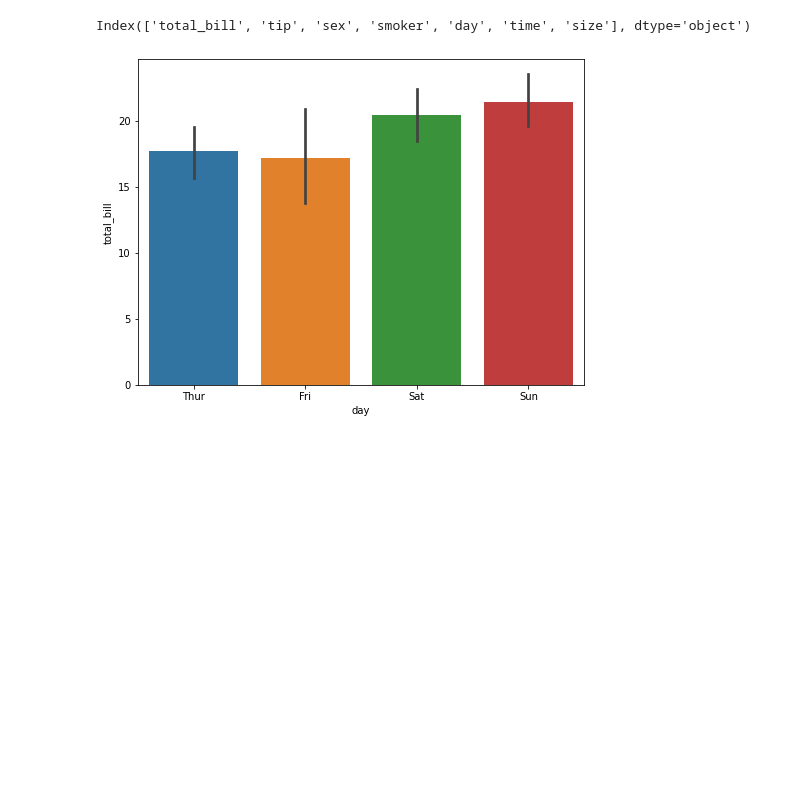
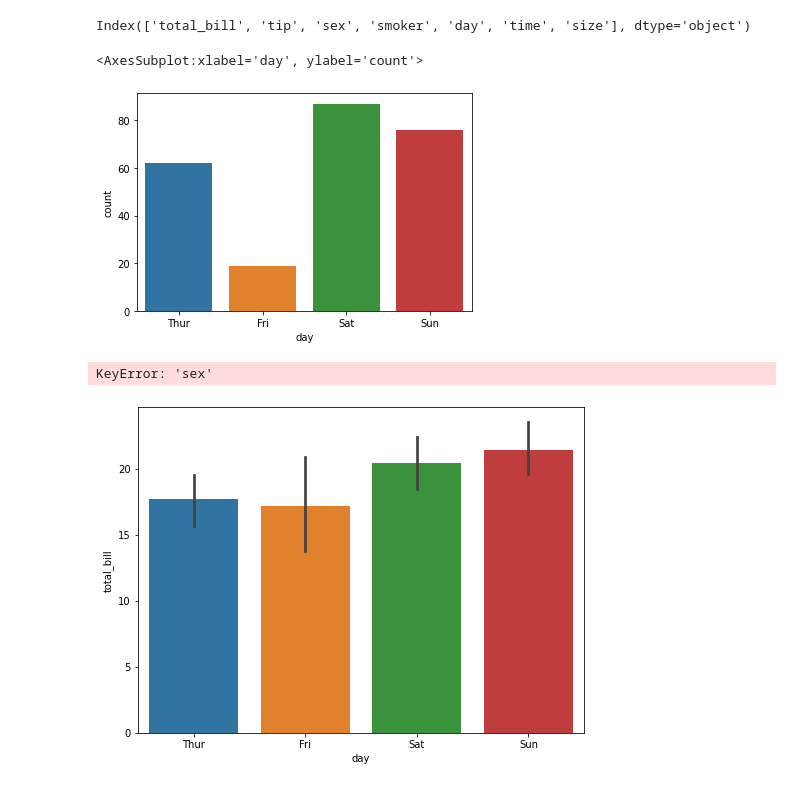
Before and after one commit to genie-lee-beep/Jieun-Lee, a Jupyter notebook: Likelion_bootcamp/Data visualization/Data visualization_matplotlib, seaborn_(iris,tips)_210623v.ipynb, the cells around one changed output. Cells and saved outputs as stored; diff of their text form; code cells hidden in the pictures; blank space fills up the shorter version.

```diff
--- a/Likelion_bootcamp/Data visualization/Data visualization_matplotlib, seaborn_(iris,tips)_210623v.ipynb
+++ b/Likelion_bootcamp/Data visualization/Data visualization_matplotlib, seaborn_(iris,tips)_210623v.ipynb
@@ -30,6 +32,20 @@ tips
 tips.columns
 # %% [output]
 Index(['total_bill', 'tip', 'sex', 'smoker', 'day', 'time', 'size'], dtype='object')
+# %%
+# 요일별 팁 받은 횟수 출력
+sns.countplot(x='day',data=tips)
+# %% [output]
+<AxesSubplot:xlabel='day', ylabel='count'>
+[figure, added]
+# %%
+iris_size = iris.pivot_table(index='sex'
+            ,columns='day' ,aggfunc='size')
+# aggfunc='size' 각 데이터의 건수에 대해 출력
+# 그냥 pivot table은 평균, 분산 등의 결과가 출력됨
+iris_size
+# %% [output]
+KeyError: 'sex'
 # %%
 ### 요일별 식사 금액은 얼마나 될까?
 plt.figure(figsize=(8,6))
```
Also changed, not shown: parts of 4 cells of this notebook.
